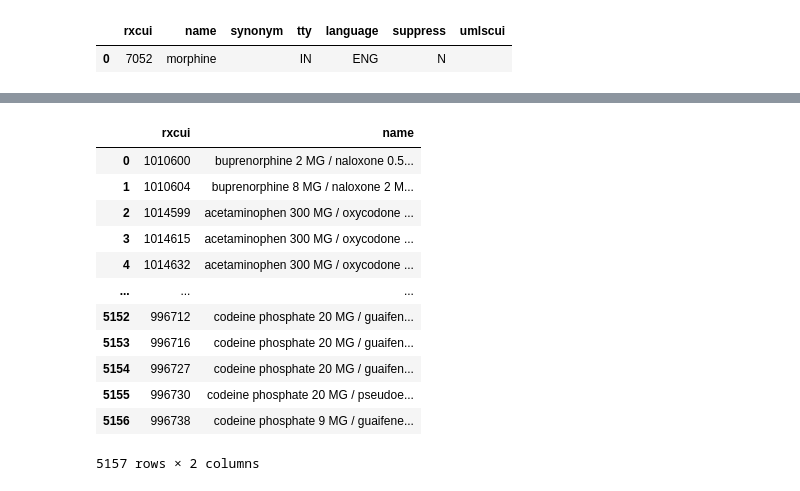
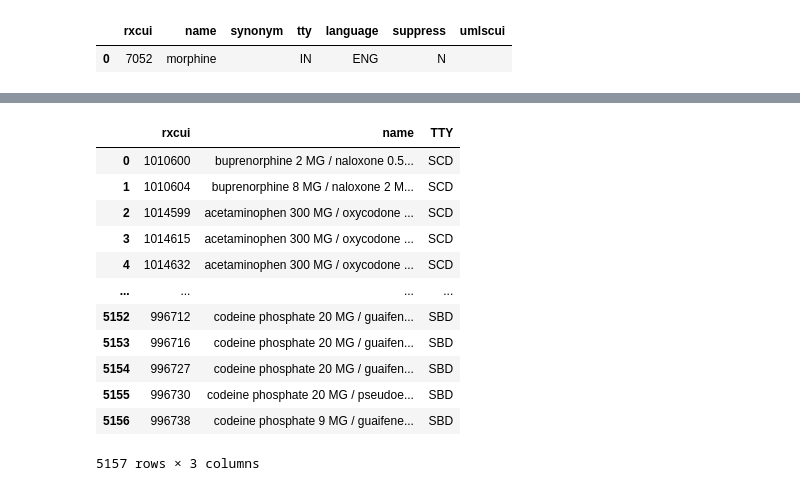
Before and after one commit to danielhmendoza01/Automatic_Code_Sets, a Jupyter notebook: Opioid_Query.ipynb, the cells around one changed output, grey strips where cells are left out. Saved outputs shown, nothing was run; the diff lists cells and outputs as text; code cells hidden in the pictures.

```diff
--- a/Opioid_Query.ipynb
+++ b/Opioid_Query.ipynb
@@ -125,24 +152,23 @@ df_opioid
 # %%
 #take list and format it to the RXNorm api format
-#USING TTY
-#This list was made by cobing the excel files
+#This list was made by combinding the excel files
 df_list = pd.read_excel("C:/Users/Daniel/Documents/opiod_list/opioid_list/Complete_Opioids_List.xlsx")
-df_list = df_list[['Code', 'Description']]
+df_list = df_list[['Code', 'Description','TTY']]
 df_list.rename(columns= {'Code' : 'rxcui', 'Description': 'name'}, inplace = True)
 df_list
 # %% [output]
-|  | rxcui | name |
-| 0 | 1010600 | buprenorphine 2 MG / naloxone 0.5... |
-| 1 | 1010604 | buprenorphine 8 MG / naloxone 2 M... |
-| 2 | 1014599 | acetaminophen 300 MG / oxycodone ... |
-| 3 | 1014615 | acetaminophen 300 MG / oxycodone ... |
-| 4 | 1014632 | acetaminophen 300 MG / oxycodone ... |
-| ... | ... | ... |
-| 5152 | 996712 | codeine phosphate 20 MG / guaifen... |
-| 5153 | 996716 | codeine phosphate 20 MG / guaifen... |
-| 5154 | 996727 | codeine phosphate 20 MG / guaifen... |
-| 5155 | 996730 | codeine phosphate 20 MG / pseudoe... |
-| 5156 | 996738 | codeine phosphate 9 MG / guaifene... |
+|  | rxcui | name | TTY |
+| 0 | 1010600 | buprenorphine 2 MG / naloxone 0.5... | SCD |
+| 1 | 1010604 | buprenorphine 8 MG / naloxone 2 M... | SCD |
+| 2 | 1014599 | acetaminophen 300 MG / oxycodone ... | SCD |
+| 3 | 1014615 | acetaminophen 300 MG / oxycodone ... | SCD |
+| 4 | 1014632 | acetaminophen 300 MG / oxycodone ... | SCD |
+| ... | ... | ... | ... |
+| 5152 | 996712 | codeine phosphate 20 MG / guaifen... | SBD |
+| 5153 | 996716 | codeine phosphate 20 MG / guaifen... | SBD |
+| 5154 | 996727 | codeine phosphate 20 MG / guaifen... | SBD |
+| 5155 | 996730 | codeine phosphate 20 MG / pseudoe... | SBD |
+| 5156 | 996738 | codeine phosphate 9 MG / guaifene... | SBD |
-5157 rows × 2 columns
+5157 rows × 3 columns
 # %%
 #This list was created by pulling from the RxNorm API
```
Also changed, not shown: parts of 24 cells of this notebook.
